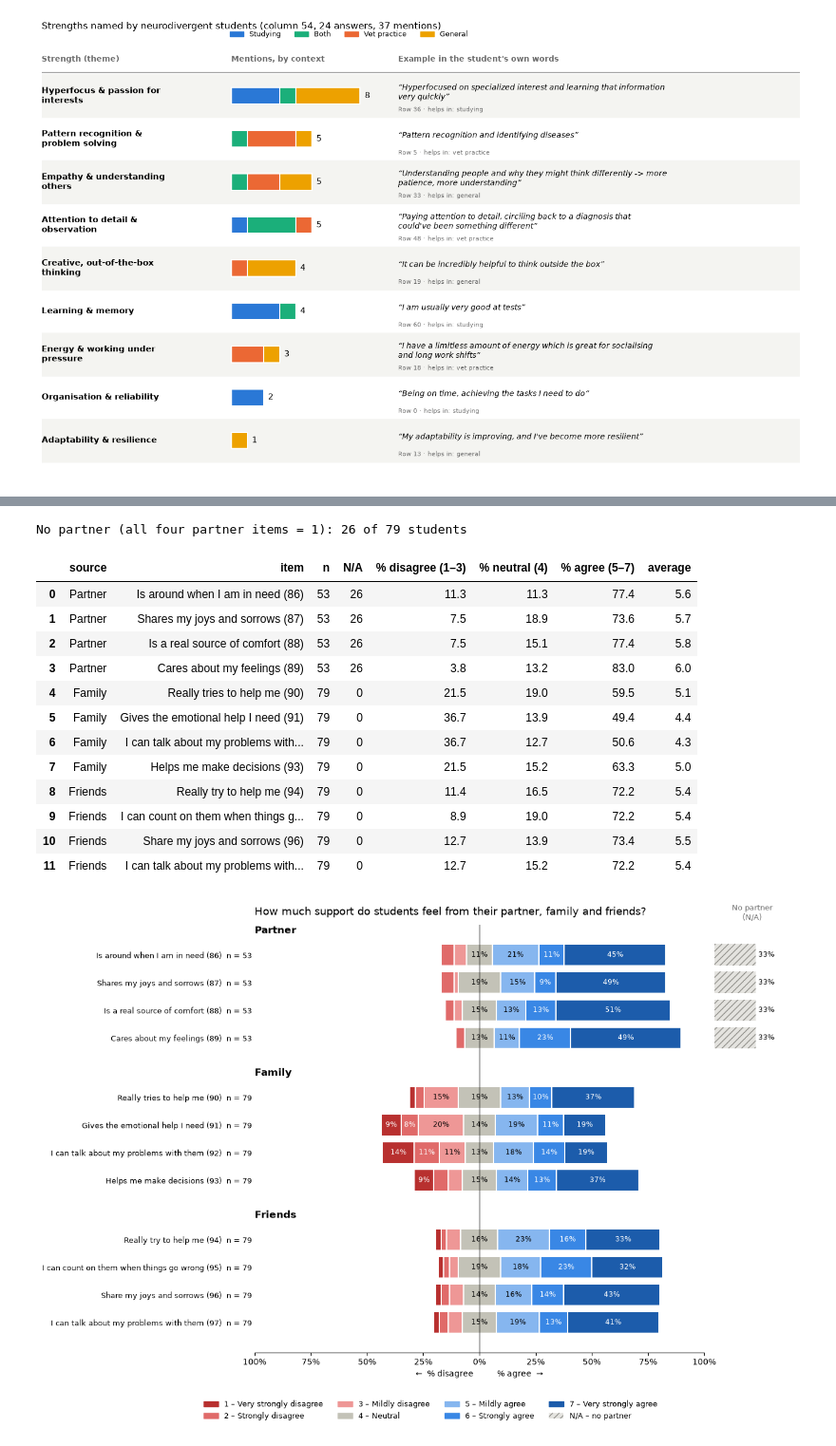
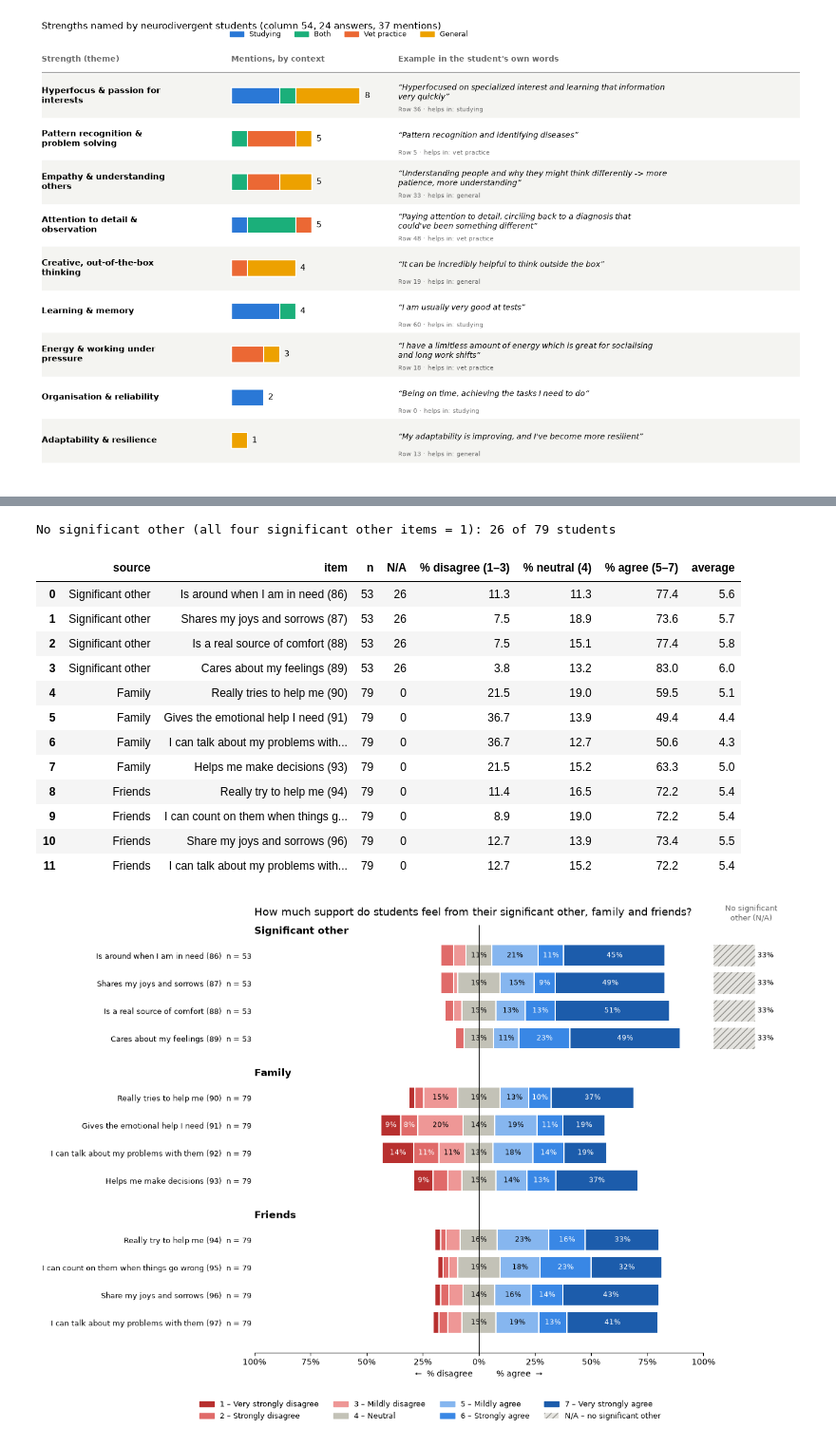
Before and after one commit to CarlaOnate/data-analysis-mental-health-veterinary-medicine-thesis, a Jupyter notebook: eba.ipynb, the cells around one changed output, grey strips where cells are left out. Shown at 95% size. Saved outputs shown, nothing was run; the diff lists cells and outputs as text; code cells hidden in the pictures.

```diff
--- a/eba.ipynb
+++ b/eba.ipynb
@@ -1739,7 +1739,7 @@ plt.show()
 # %%
 # MSPSS (Multidimensional Scale of Perceived Social Support): 12 items, 1-7, in three sources of 4 items
 MSPSS = {
-    "Partner": [("86", "Is around when I am in need"),
+    "Significant other": [("86", "Is around when I am in need"),
                 ("87", "Shares my joys and sorrows"),
                 ("88", "Is a real source of comfort"),
                 ("89", "Cares about my feelings")],
@@ -1752,18 +1752,18 @@ MSPSS = {
                 ("96", "Share my joys and sorrows"),
                 ("97", "I can talk about my problems with them")],
 }
-PARTNER_COLS = [col for col, _ in MSPSS["Partner"]]
+SIGNIFICANT_OTHER_COLS = [col for col, _ in MSPSS["Significant other"]]
 MSPSS_LEVELS = ["1 – Very strongly disagree", "2 – Strongly disagree", "3 – Mildly disagree", "4 – Neutral",
                 "5 – Mildly agree", "6 – Strongly agree", "7 – Very strongly agree"]
 # Same red → grey → blue scale as the earlier Likert charts, with one extra step on each side for the 7-point scale
 MSPSS_COLORS = ["#b8302f", "#e06a69", "#ee9796", "#c3c2b7", "#86b6ef", "#3987e5", "#1c5cab"]
 NA_COLOR = "#e4e3df"
 
-# Students who answered 1 on all four partner items almost certainly have no partner: they are N/A, not "no support"
-df["no_partner"] = (df[PARTNER_COLS] == 1).all(axis=1)
+# Students who answered 1 on all four significant other items almost certainly have no significant other: they are N/A, not "no support"
+df["no_significant_other"] = (df[SIGNIFICANT_OTHER_COLS] == 1).all(axis=1)
 mspss = df[[col for items in MSPSS.values() for col, _ in items]].astype(float)
-mspss.loc[df["no_partner"], PARTNER_COLS] = np.nan
-print(f"No partner (all four partner items = 1): {df['no_partner'].sum()} of {len(df)} students")
+mspss.loc[df["no_significant_other"], SIGNIFICANT_OTHER_COLS] = np.nan
+print(f"No significant other (all four significant other items = 1): {df['no_significant_other'].sum()} of {len(df)} students")
 
 rows = []
 for source, items in MSPSS.items():
@@ -1793,7 +1793,7 @@ for source, items in MSPSS.items():
                 ax.text(left + share / 2, y, f"{share:.0%}", ha="center", va="center", fontsize=8.5,
                         color="white" if color in ("#b8302f", "#e06a69", "#3987e5", "#1c5cab") else "black")
             left += share
-        # Right panel: students the item does not apply to (no partner), as % of the whole sample
+        # Right panel: students the item does not apply to (no significant other), as % of the whole sample
         na_share = 1 - len(answers) / len(df)
         if na_share > 0:
             ax_na.barh(y, na_share, height=0.78, color=NA_COLOR, edgecolor="#8a8984", hatch="///", linewidth=0)
@@ -1806,42 +1806,42 @@ for source, items in MSPSS.items():
 ax.axvline(0, color="black", linewidth=0.8)
 ax.set_yticks(yticks, ylabels, fontsize=9)
 ax.invert_yaxis()
 ax.set_xlim(-1, 1)
 ax.set_xticks(np.arange(-1, 1.01, 0.25))
 ax.xaxis.set_major_formatter(plt.FuncFormatter(lambda x, _: f"{abs(x):.0%}"))
 ax.set_xlabel("←  % disagree          % agree  →")
-ax.set_title("How much support do students feel from their partner, family and friends?", loc="left", fontsize=13, pad=12)
+ax.set_title("How much support do students feel from their significant other, family and friends?", loc="left", fontsize=13, pad=12)
 ax.spines[["top", "right", "left"]].set_visible(False)
 ax.tick_params(axis="y", length=0)
 
 ax_na.set_xlim(0, 0.6)
 ax_na.set_xticks([])
-ax_na.set_title("No partner\n(N/A)", fontsize=9, color="dimgrey")
+ax_na.set_title("No significant\nother (N/A)", fontsize=9, color="dimgrey")
 ax_na.spines[["top", "right", "left", "bottom"]].set_visible(False)
 ax_na.tick_params(axis="y", length=0)
 
 handles = [plt.Rectangle((0, 0), 1, 1, color=c) for c in MSPSS_COLORS]
 handles.append(plt.Rectangle((0, 0), 1, 1, facecolor=NA_COLOR, edgecolor="#8a8984", hatch="///", linewidth=0))
-fig.legend(handles, MSPSS_LEVELS + ["N/A – no partner"], ncol=4, loc="lower center",
+fig.legend(handles, MSPSS_LEVELS + ["N/A – no significant other"], ncol=4, loc="lower center",
            bbox_to_anchor=(0.5, -0.02), frameon=False, fontsize=9)
 fig.subplots_adjust(left=0.27, right=0.97, top=0.93, bottom=0.12)
 plt.show()
 # %% [output]
-No partner (all four partner items = 1): 26 of 79 students
+No significant other (all four significant other items = 1): 26 of 79 students
 |  | source | item | n | N/A | % disagree (1–3) | % neutral (4) | % agree (5–7) | average |
-| 0 | Partner | Is around when I am in need (86) | 53 | 26 | 11.3 | 11.3 | 77.4 | 5.6 |
-| 1 | Partner | Shares my joys and sorrows (87) | 53 | 26 | 7.5 | 18.9 | 73.6 | 5.7 |
-| 2 | Partner | Is a real source of comfort (88) | 53 | 26 | 7.5 | 15.1 | 77.4 | 5.8 |
-| 3 | Partner | Cares about my feelings (89) | 53 | 26 | 3.8 | 13.2 | 83.0 | 6.0 |
+| 0 | Significant other | Is around when I am in need (86) | 53 | 26 | 11.3 | 11.3 | 77.4 | 5.6 |
+| 1 | Significant other | Shares my joys and sorrows (87) | 53 | 26 | 7.5 | 18.9 | 73.6 | 5.7 |
+| 2 | Significant other | Is a real source of comfort (88) | 53 | 26 | 7.5 | 15.1 | 77.4 | 5.8 |
+| 3 | Significant other | Cares about my feelings (89) | 53 | 26 | 3.8 | 13.2 | 83.0 | 6.0 |
 | 4 | Family | Really tries to help me (90) | 79 | 0 | 21.5 | 19.0 | 59.5 | 5.1 |
 | 5 | Family | Gives the emotional help I need (91) | 79 | 0 | 36.7 | 13.9 | 49.4 | 4.4 |
 | 6 | Family | I can talk about my problems with... | 79 | 0 | 36.7 | 12.7 | 50.6 | 4.3 |
 | 7 | Family | Helps me make decisions (93) | 79 | 0 | 21.5 | 15.2 | 63.3 | 5.0 |
 | 8 | Friends | Really try to help me (94) | 79 | 0 | 11.4 | 16.5 | 72.2 | 5.4 |
 | 9 | Friends | I can count on them when things g... | 79 | 0 | 8.9 | 19.0 | 72.2 | 5.4 |
 | 10 | Friends | Share my joys and sorrows (96) | 79 | 0 | 12.7 | 13.9 | 73.4 | 5.5 |
 | 11 | Friends | I can talk about my problems with... | 79 | 0 | 12.7 | 15.2 | 72.2 | 5.4 |
-[figure, old version]
+[figure, new version]
 # %% [markdown]
 ### Support by source: neurodivergent vs not neurodivergent students
 
```
Also changed, not shown: parts of 5 cells of this notebook, 4 other files.
